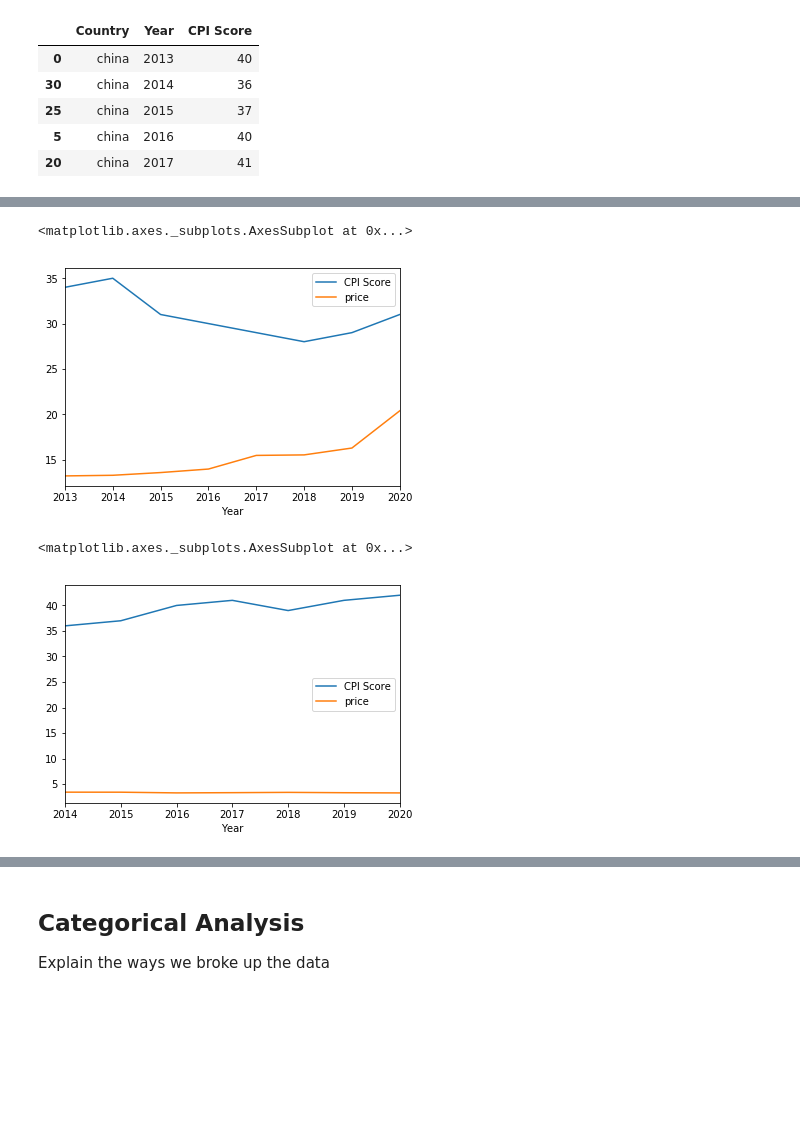
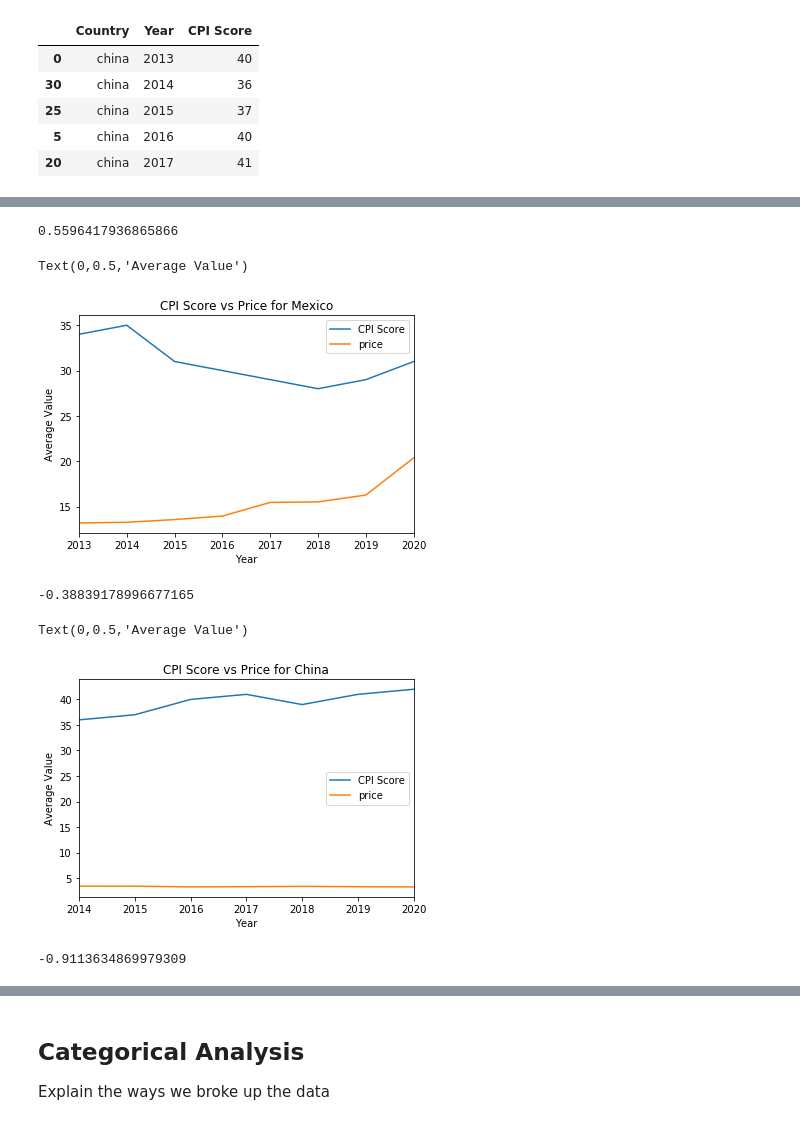
Before and after one commit to katielrink/DS_1300-FinalProject, a Jupyter notebook: Analysis/Correlation.ipynb, the cells around one changed output, grey strips where cells are left out. Drawn from its saved outputs; the diff is of its cells as text; code cells hidden in the pictures; blank space fills up the shorter version.

```diff
--- a/Analysis/Correlation.ipynb
+++ b/Analysis/Correlation.ipynb
@@ -131,14 +135,42 @@ SudanData.plot(x='Year', y=['CPI Score','price'])
+# %%
+#Check for Correlation
+column_1 = SudanData["CPI Score"]
+column_2 = SudanData["price"]
+correlation = column_1.corr(column_2)
+print(correlation)
+# %% [output]
+0.5596417936865866
 # %%
 #Plot Mexico Correlation between CPI and Price
-MexicoData.plot(x='Year', y=['CPI Score','price'])
+ax = MexicoData.plot(x='Year', y=['CPI Score','price'], title = 'CPI Score vs Price for Mexico')
+ax.set_xlabel("Year")
+ax.set_ylabel("Average Value")
 # %% [output]
-<matplotlib.axes._subplots.AxesSubplot at 0x...>
+Text(0,0.5,'Average Value')
-[figure, old version]
+[figure, new version]
+# %%
+#Check for Correlation
+column_1 = MexicoData["CPI Score"]
+column_2 = MexicoData["price"]
+correlation = column_1.corr(column_2)
+print(correlation)
+# %% [output]
+-0.38839178996677165
 # %%
 #Plot China Correlation between CPI and Price
-ChinaData.plot(x='Year', y=['CPI Score','price'])
+ax = ChinaData.plot(x='Year', y=['CPI Score','price'], title = 'CPI Score vs Price for China')
+ax.set_xlabel("Year")
+ax.set_ylabel("Average Value")
 # %% [output]
-<matplotlib.axes._subplots.AxesSubplot at 0x...>
+Text(0,0.5,'Average Value')
-[figure, old version]
+[figure, new version]
+# %%
+#Check for Correlation
+column_1 = ChinaData["CPI Score"]
+column_2 = ChinaData["price"]
+correlation = column_1.corr(column_2)
+print(correlation)
+# %% [output]
+-0.9113634869979309
 # %%
 #Plot Iraq Correlation between CPI and Price
```
Also changed, not shown: parts of 11 cells of this notebook, 2 other files.
